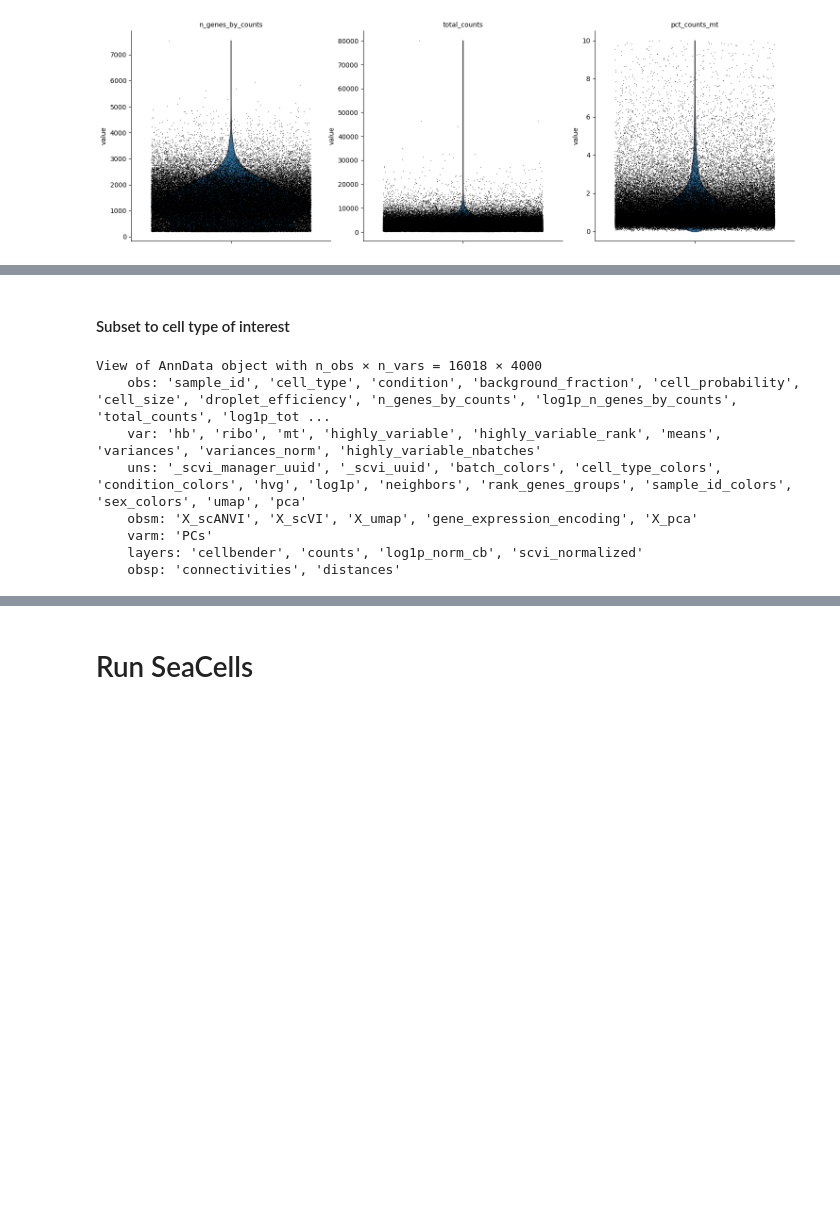
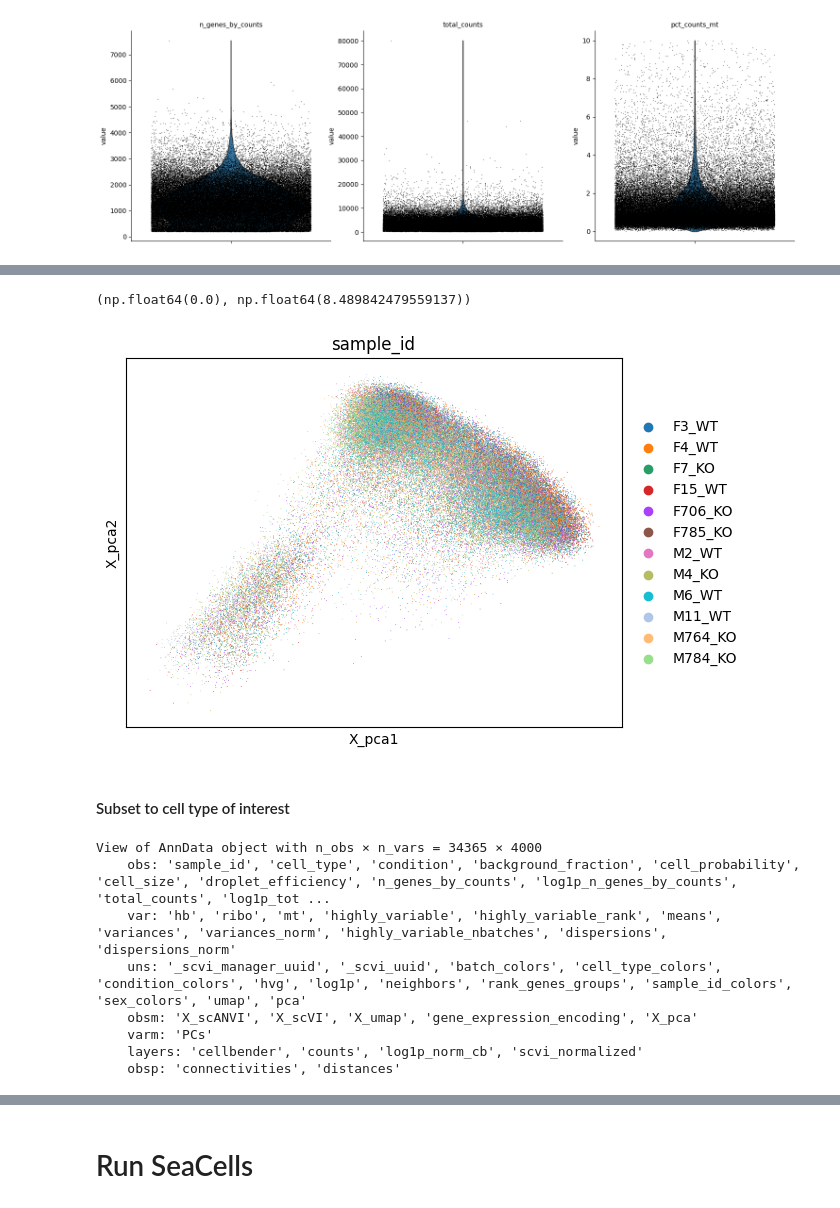
Before and after one commit to akanksha-sachan/TA_muscle_ageing, a Jupyter notebook: py_scripts/slide_analysis/meta_cell.ipynb, the cells around one changed output, grey strips where cells are left out. Cells and saved outputs as stored; diff of their text form; code cells hidden in the pictures; blank space fills up the shorter version.

```diff
--- a/py_scripts/slide_analysis/meta_cell.ipynb
+++ b/py_scripts/slide_analysis/meta_cell.ipynb
@@ -39,0 +52,4 @@ View of AnnData object with n_obs × n_vars = 86672 × 4000
+# %%
+adata.X.min(), adata.X.max()
+# %% [output]
+(np.float64(0.0), np.float64(8.489842479559137))
@@ -40,13 +59,18 @@ View of AnnData object with n_obs × n_vars = 86672 × 4000
+# %%
+sc.pl.embedding(adata, basis='X_pca', color=['sample_id'])
+# %% [output]
+[figure, added]
 # %% [markdown]
 #### Subset to cell type of interest
 # %%
 adata_sex = adata[adata.obs['sex'] == 'F']
-adata_cell_type = adata_sex[adata_sex.obs['C_scANVI'] == 'Fast IIB']
-adata_cell_type
+# pool the fast2b and fast2x cell types
+adata = adata_sex[adata_sex.obs['C_scANVI'].isin(['Fast IIB', 'Fast IIX'])]
+adata
 # %% [output]
-View of AnnData object with n_obs × n_vars = 16018 × 4000
+View of AnnData object with n_obs × n_vars = 34365 × 4000
     obs: 'sample_id', 'cell_type', 'condition', 'background_fraction', 'cell_probability', 'cell_size', 'droplet_efficiency', 'n_genes_by_counts', 'log1p_n_genes_by_counts', 'total_counts', 'log1p_tot ...
-    var: 'hb', 'ribo', 'mt', 'highly_variable', 'highly_variable_rank', 'means', 'variances', 'variances_norm', 'highly_variable_nbatches'
+    var: 'hb', 'ribo', 'mt', 'highly_variable', 'highly_variable_rank', 'means', 'variances', 'variances_norm', 'highly_variable_nbatches', 'dispersions', 'dispersions_norm'
     uns: '_scvi_manager_uuid', '_scvi_uuid', 'batch_colors', 'cell_type_colors', 'condition_colors', 'hvg', 'log1p', 'neighbors', 'rank_genes_groups', 'sample_id_colors', 'sex_colors', 'umap', 'pca'
     obsm: 'X_scANVI', 'X_scVI', 'X_umap', 'gene_expression_encoding', 'X_pca'
     varm: 'PCs'
```
Also changed, not shown: parts of 21 cells of this notebook, 2 other files.
